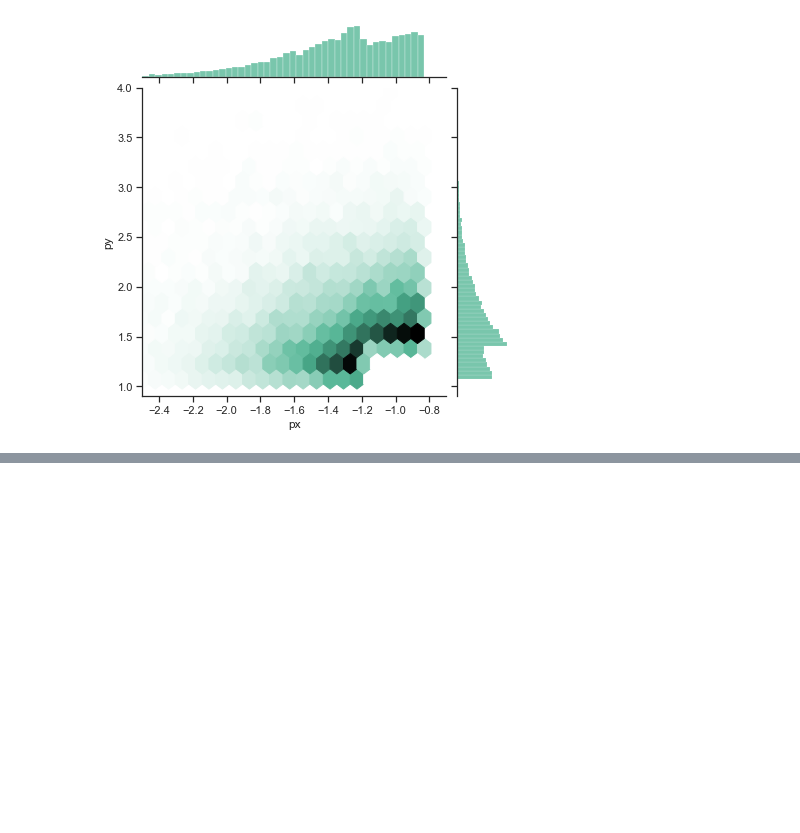
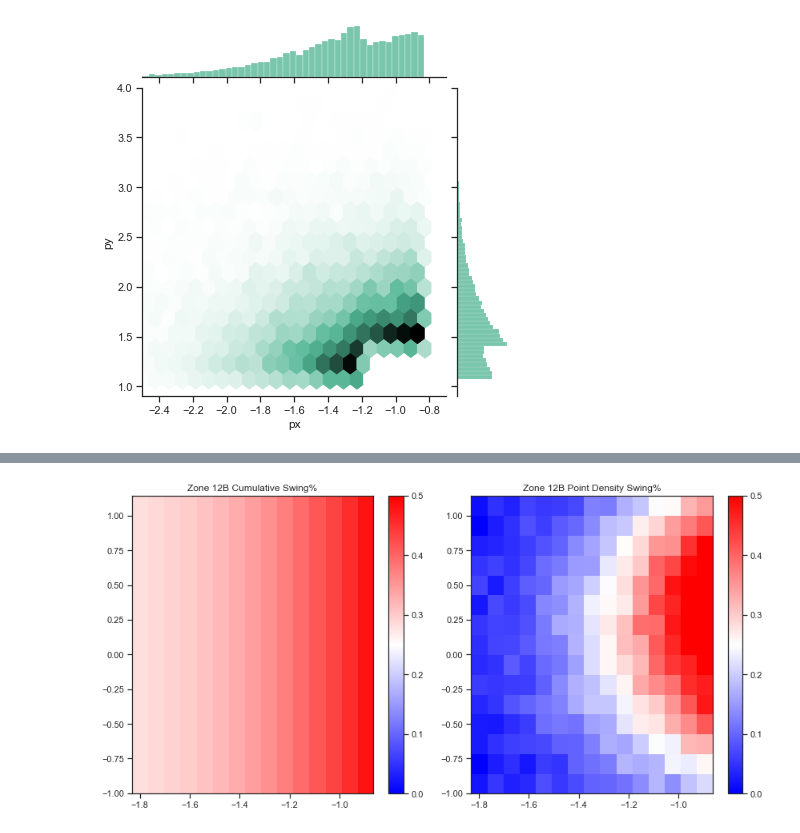
Before and after one commit to everwitt7/PitcherPolicy, a Jupyter notebook: data-cleaning/visualizing-cutoffs/find_obv_cutoffs.ipynb, the cells around one changed output, grey strips where cells are left out. Cells and saved outputs as stored; diff of their text form; code cells hidden in the pictures; blank space fills up the shorter version.

```diff
--- a/data-cleaning/visualizing-cutoffs/find_obv_cutoffs.ipynb
+++ b/data-cleaning/visualizing-cutoffs/find_obv_cutoffs.ipynb
@@ -296,0 +639,4 @@ fig.colorbar(c, ax=ax)
+# %%
+disp_12(pitch)
+# %% [output]
+[figure, added]
```
Also changed, not shown: parts of 42 cells of this notebook.
